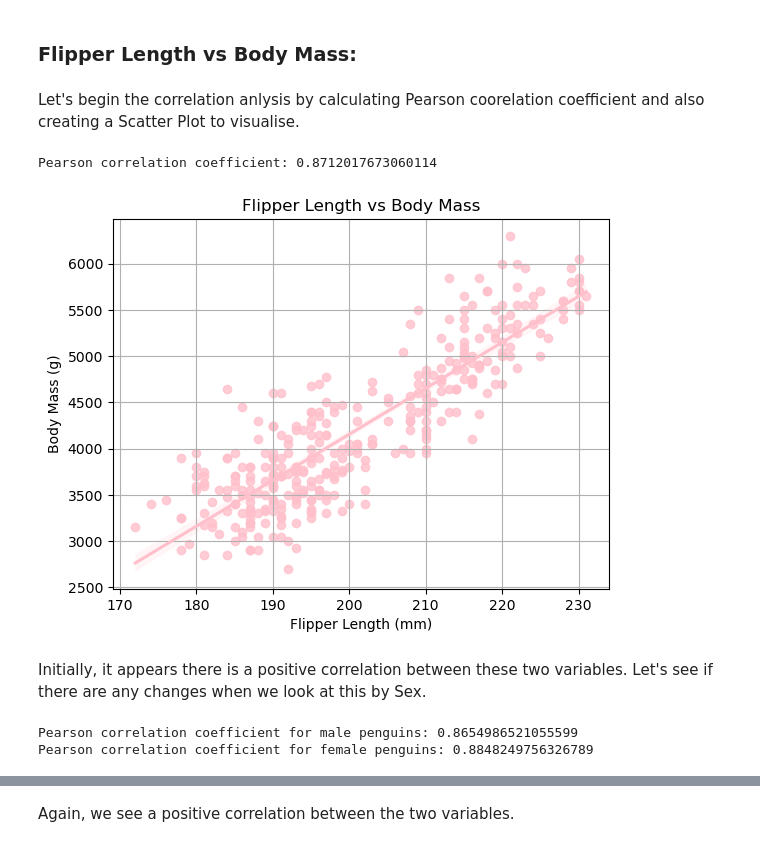
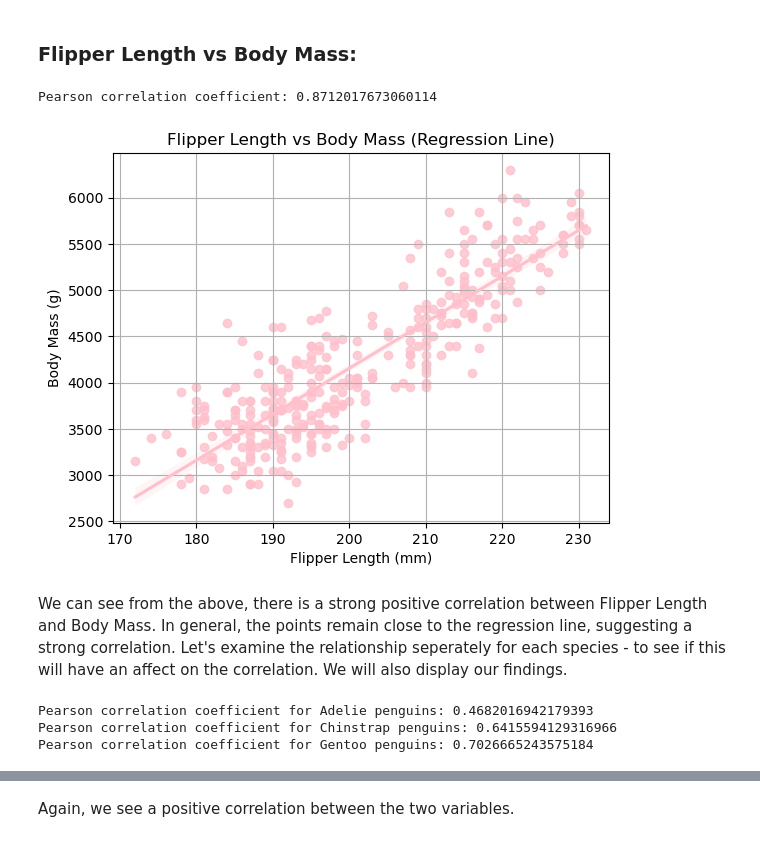
Before and after one commit to briannemcgrath/Principles-of-Data-Analytics, a Jupyter notebook: penguins.ipynb, the cells around one changed output, grey strips where cells are left out. Cells and saved outputs as stored; diff of their text form; code cells hidden in the pictures.

Commit message:
Big update to wording for Bill Depth and Length - explaining our findings and adjusting graphs for better flow of assignment.

```diff
--- a/penguins.ipynb
+++ b/penguins.ipynb
@@ -412,8 +420,6 @@ plt.show()
 ***
 # %% [markdown]
 ### **Flipper Length vs Body Mass:**
-# %% [markdown]
-Let's begin the correlation anlysis by calculating Pearson coorelation coefficient and also creating a Scatter Plot to visualise.
 # %%
 # Calculate Pearson correlation coefficient
 correlation = df['flipper_length_mm'].corr(df['body_mass_g'])
@@ -425,27 +431,30 @@ Pearson correlation coefficient: 0.8712017673060114
 # %%
 #Scatter Plot with Regression Line for Flipper Length and Body Mass
 sns.regplot(x='flipper_length_mm', y='body_mass_g', data=df, color='pink')
-plt.title('Flipper Length vs Body Mass')
+plt.title('Flipper Length vs Body Mass (Regression Line)')
 plt.xlabel('Flipper Length (mm)')
 plt.ylabel('Body Mass (g)')
 plt.grid()
 plt.show()
 # %% [output]
-[figure, old version]
+[figure, new version]
-# %% [markdown]
-Initially, it appears there is a positive correlation between these two variables. Let's see if there are any changes when we look at this by Sex.
+# %% [markdown]
+We can see from the above, there is a strong positive correlation between Flipper Length and Body Mass. In general, the points remain close to the regression line, suggesting a strong correlation. Let's examine the relationship seperately for each species - to see if this will have an affect on the correlation. We will also display our findings.
 # %%
-#Checking if Correlation changes based on Sex:
+# Calculate Pearson correlation coefficient for Adelie penguins
+adelie_correlation = df[df['species'] == 'Adelie']['flipper_length_mm'].corr(df[df['species'] == 'Adelie']['body_mass_g'])
 
-# Calculate Pearson correlation coefficient for male penguins
-male_correlation = df[df['sex'] == 'MALE']['flipper_length_mm'].corr(df[df['sex'] == 'MALE']['body_mass_g'])
+# Calculate Pearson correlation coefficient for Chinstrap penguins
+chinstrap_correlation = df[df['species'] == 'Chinstrap']['flipper_length_mm'].corr(df[df['species'] == 'Chinstrap']['body_mass_g'])
 
-# Calculate Pearson correlation coefficient for female penguins
-female_correlation = df[df['sex'] == 'FEMALE']['flipper_length_mm'].corr(df[df['sex'] == 'FEMALE']['body_mass_g'])
+# Calculate Pearson correlation coefficient for Gentoo penguins
+gentoo_correlation = df[df['species'] == 'Gentoo']['flipper_length_mm'].corr(df[df['species'] == 'Gentoo']['body_mass_g'])
 
 # Print the correlation coefficients
-print("Pearson correlation coefficient for male penguins:", male_correlation)
-print("Pearson correlation coefficient for female penguins:", female_correlation)
+print("Pearson correlation coefficient for Adelie penguins:", adelie_correlation)
+print("Pearson correlation coefficient for Chinstrap penguins:", chinstrap_correlation)
+print("Pearson correlation coefficient for Gentoo penguins:", gentoo_correlation)
 # %% [output]
-Pearson correlation coefficient for male penguins: 0.8654986521055599
-Pearson correlation coefficient for female penguins: 0.8848249756326789
+Pearson correlation coefficient for Adelie penguins: 0.4682016942179393
+Pearson correlation coefficient for Chinstrap penguins: 0.6415594129316966
+Pearson correlation coefficient for Gentoo penguins: 0.7026665243575184
```
Also changed, not shown: parts of 22 cells of this notebook.
